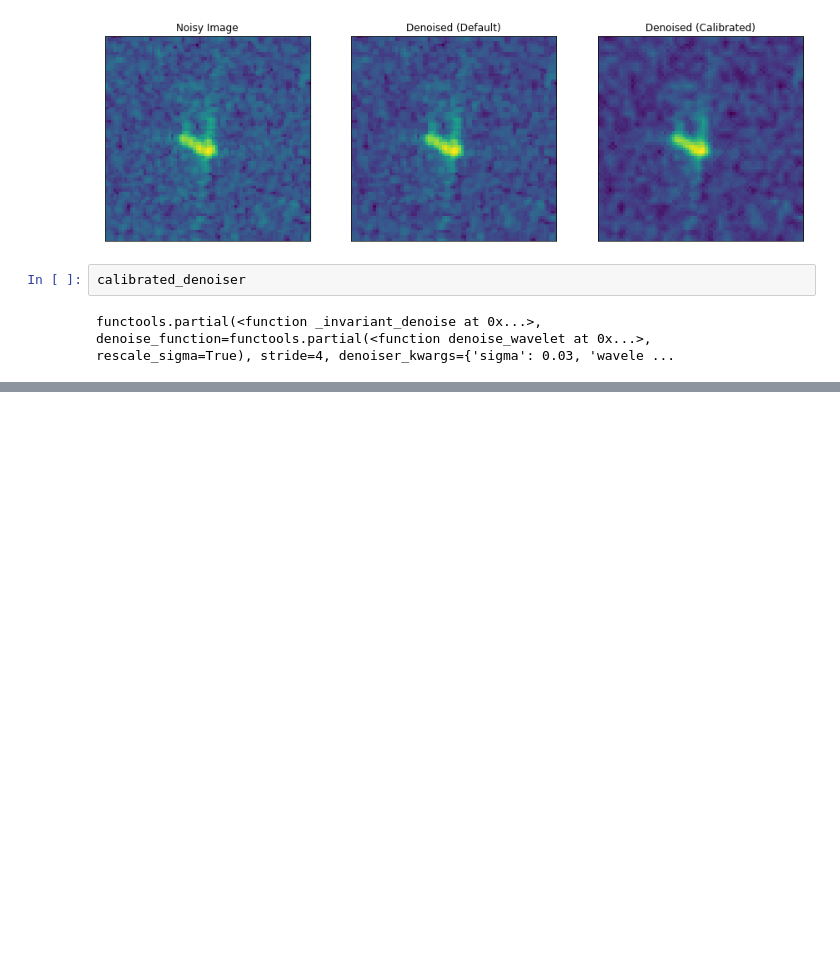
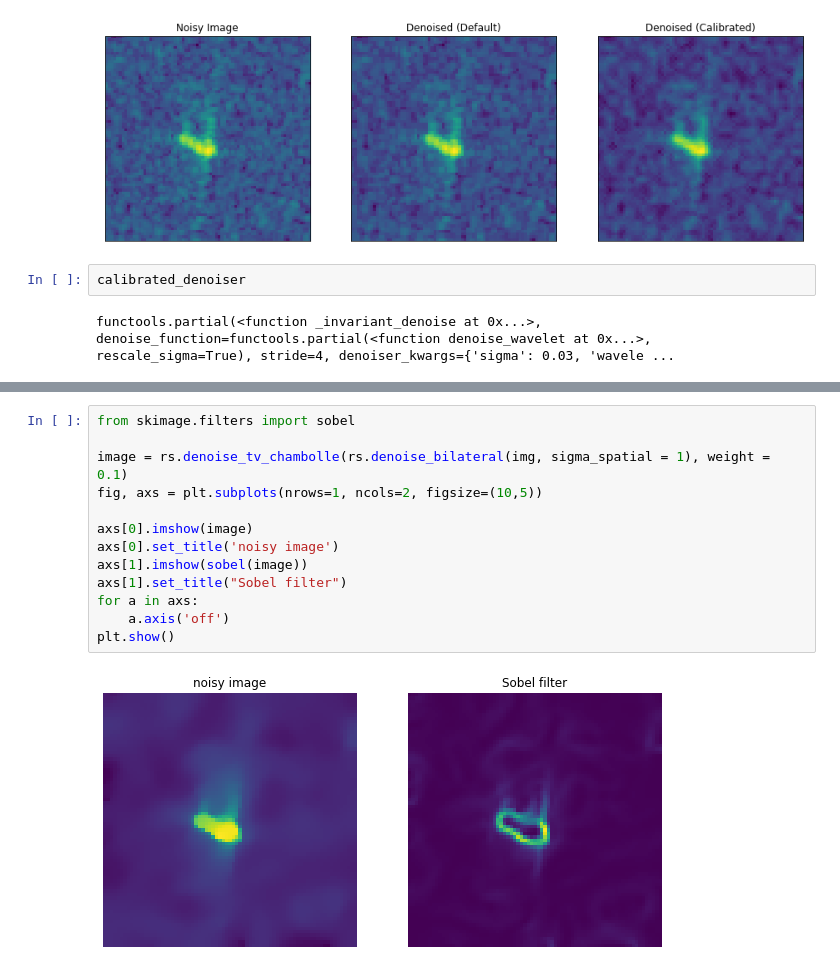
Before and after one commit to tboussaid/projet-i2e, a Jupyter notebook: project.ipynb, the cells around one changed output, grey strips where cells are left out. Drawn from its saved outputs; the diff is of its cells as text; blank space fills up the shorter version.

```diff
--- a/project.ipynb
+++ b/project.ipynb
@@ -243,0 +274,15 @@ functools.partial(<function _invariant_denoise at 0x...>, denoise_function=funct
+# %%
+from skimage.filters import sobel
+
+image = rs.denoise_tv_chambolle(rs.denoise_bilateral(img, sigma_spatial = 1), weight = 0.1)
+fig, axs = plt.subplots(nrows=1, ncols=2, figsize=(10,5))
+
+axs[0].imshow(image)
+axs[0].set_title('noisy image')
+axs[1].imshow(sobel(image))
+axs[1].set_title("Sobel filter")
+for a in axs:
+    a.axis('off')
+plt.show()
+# %% [output]
+[figure, added]
```
Also changed, not shown: parts of 6 cells of this notebook.
